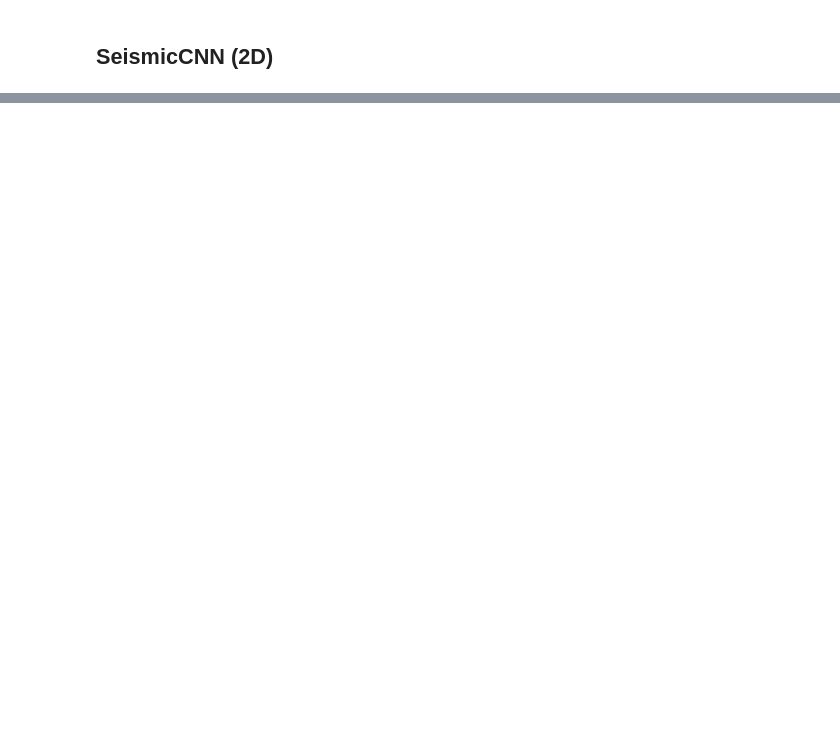
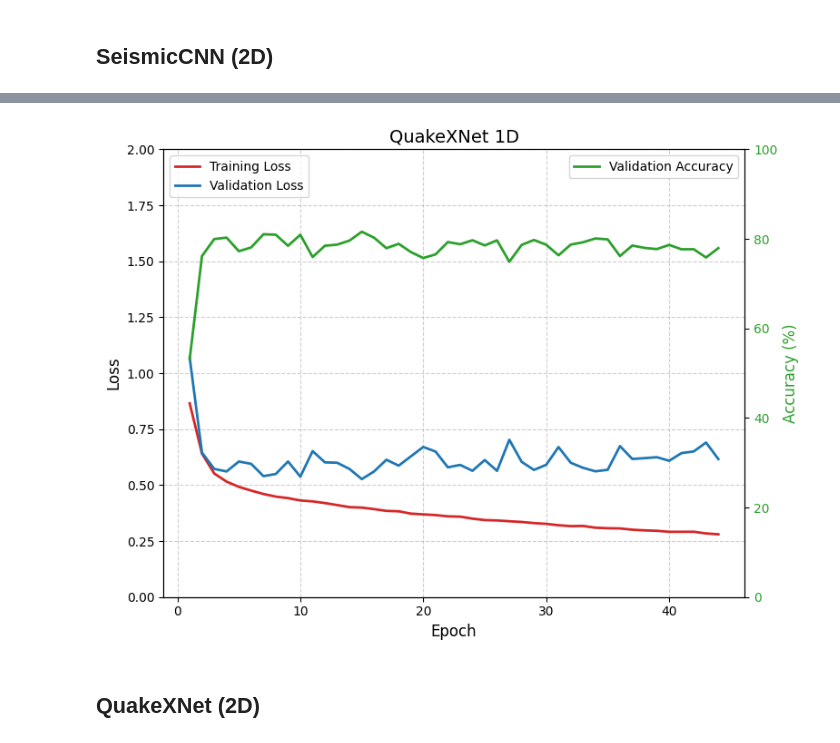
Before and after one commit to Akashkharita/PNW_Seismic_Event_Classification, a Jupyter notebook: deep_learning/notebooks/model_training_v2.ipynb, the cells around one changed output, grey strips where cells are left out. Saved outputs shown, nothing was run; the diff lists cells and outputs as text; code cells hidden in the pictures; blank space fills up the shorter version.

```diff
--- a/deep_learning/notebooks/model_training_v2.ipynb
+++ b/deep_learning/notebooks/model_training_v2.ipynb
@@ -550,0 +550,5 @@ model_seismiccnn_2d = SeismicCNN_2d(num_classes=4, num_channels=num_channels,dro
+# %%
+model_quakexnet_1d = QuakeXNet_1d(num_classes=4, num_channels=num_channels,dropout_rate=dropout).to(device)  # Use 'cuda' if you have a GPU available
+(loss_time_quakexnet_1d, val_loss_time_quakexnet_1d, val_accuracy_time_quakexnet_1d, model_training_time_quakexnet_1d) = train_model(model_quakexnet_1d,
+    train_loader_1d,  val_loader_1d, n_epochs=n_epochs,learning_rate=learning_rate,
+    criterion=criterion,augmentation= False, patience = 30, model_path = '../trained_models/best_model_new_augmented_')
@@ -550,0 +560,6 @@ model_seismiccnn_2d = SeismicCNN_2d(num_classes=4, num_channels=num_channels,dro
+# %%
+plot_model_training(loss_time_quakexnet_1d, val_loss_time_quakexnet_1d, val_accuracy_time_quakexnet_1d, title = 'QuakeXNet 1D')
+# %% [output]
+[figure, added]
+# %% [markdown]
+## QuakeXNet (2D)
```
Also changed, not shown: parts of 9 cells of this notebook.
